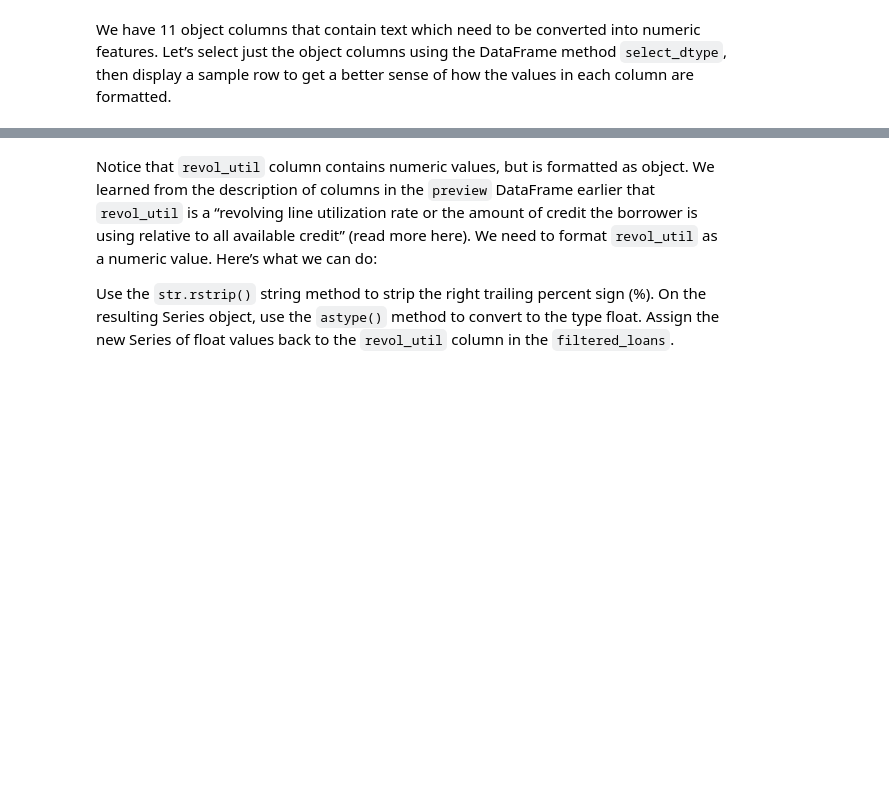
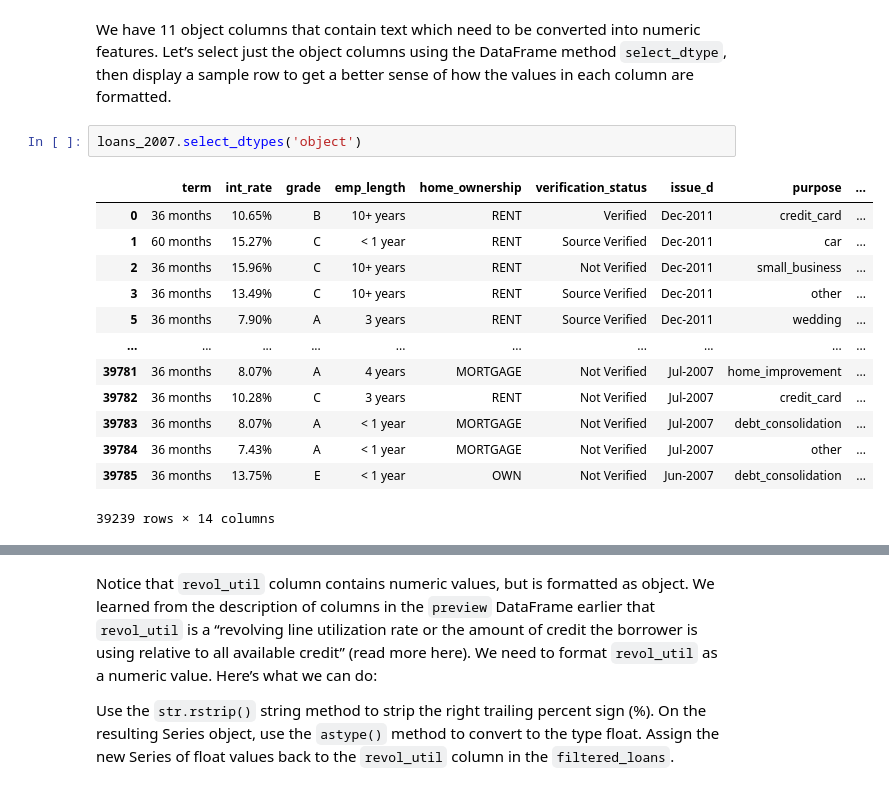
Before and after one commit to enliktjioe/dataeng2020, a Jupyter notebook: P08_DataWrangling/Enlik_starting_file-dataeng-data_cleaning.ipynb, the cells around one changed output, grey strips where cells are left out. Saved outputs shown, nothing was run; the diff lists cells and outputs as text; blank space fills up the shorter version.

```diff
--- a/P08_DataWrangling/Enlik_starting_file-dataeng-data_cleaning.ipynb
+++ b/P08_DataWrangling/Enlik_starting_file-dataeng-data_cleaning.ipynb
@@ -598,4 +626,20 @@ print("Data types and their frequency\n{}".format(# you code goes here))
 # %% [markdown]
 We have 11 object columns that contain text which need to be converted into numeric features. Let’s select just the object columns using the DataFrame method `select_dtype`, then display a sample row to get a better sense of how the values in each column are formatted.
+# %%
+loans_2007.select_dtypes('object')
+# %% [output]
+|  | term | int_rate | grade | emp_length | home_ownership | verification_status | issue_d | purpose | ... |
+| 0 | 36 months | 10.65% | B | 10+ years | RENT | Verified | Dec-2011 | credit_card | ... |
+| 1 | 60 months | 15.27% | C | < 1 year | RENT | Source Verified | Dec-2011 | car | ... |
+| 2 | 36 months | 15.96% | C | 10+ years | RENT | Not Verified | Dec-2011 | small_business | ... |
+| 3 | 36 months | 13.49% | C | 10+ years | RENT | Source Verified | Dec-2011 | other | ... |
+| 5 | 36 months | 7.90% | A | 3 years | RENT | Source Verified | Dec-2011 | wedding | ... |
+| ... | ... | ... | ... | ... | ... | ... | ... | ... | ... |
+| 39781 | 36 months | 8.07% | A | 4 years | MORTGAGE | Not Verified | Jul-2007 | home_improvement | ... |
+| 39782 | 36 months | 10.28% | C | 3 years | RENT | Not Verified | Jul-2007 | credit_card | ... |
+| 39783 | 36 months | 8.07% | A | < 1 year | MORTGAGE | Not Verified | Jul-2007 | debt_consolidation | ... |
+| 39784 | 36 months | 7.43% | A | < 1 year | MORTGAGE | Not Verified | Jul-2007 | other | ... |
+| 39785 | 36 months | 13.75% | E | < 1 year | OWN | Not Verified | Jun-2007 | debt_consolidation | ... |
+39239 rows × 14 columns
 # %%
 # the sample could be a single value of each feature
```
Also changed, not shown: parts of 22 cells of this notebook.
